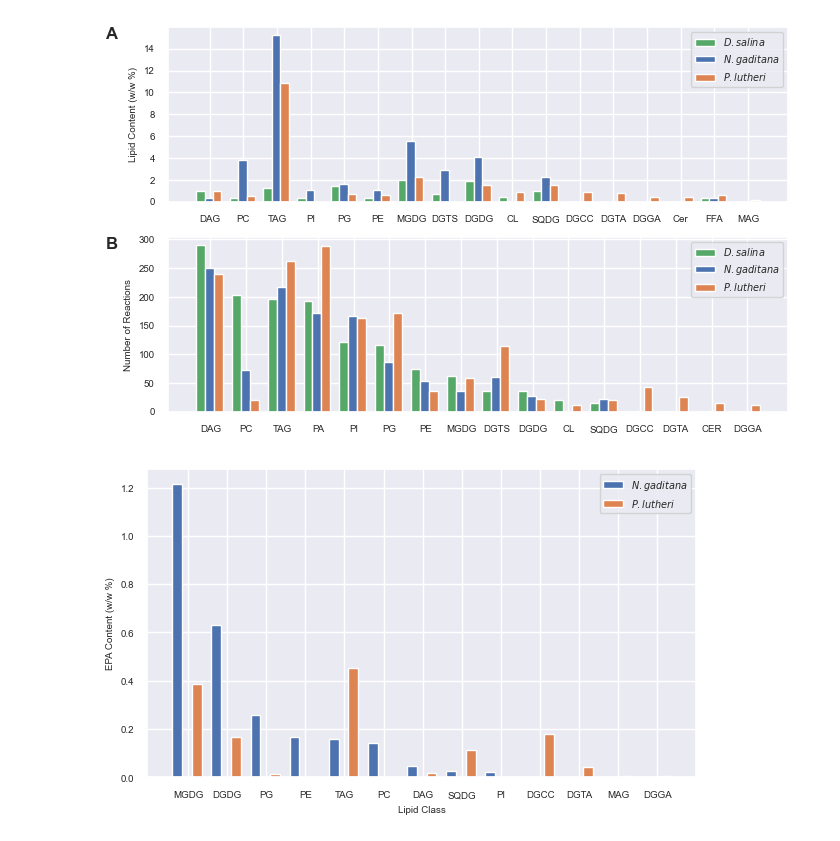
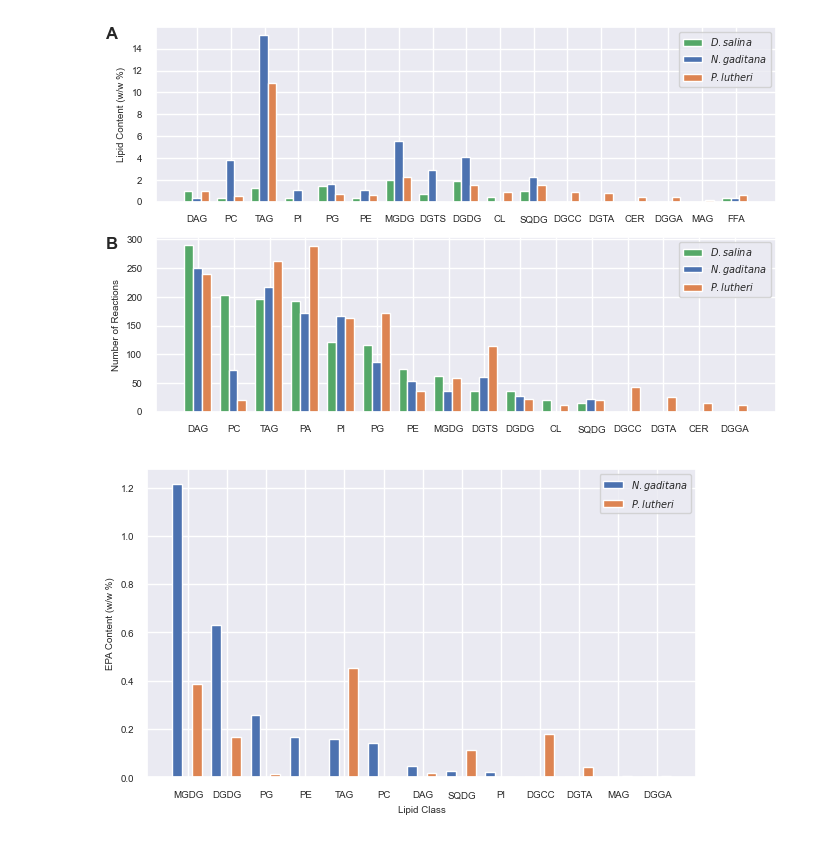
Before and after one commit to ecunha1996/model_analysis, a Jupyter notebook: code/lipid_analysis.ipynb, the cells around one changed output. Cells and saved outputs as stored; diff of their text form; code cells hidden in the pictures.

```diff
--- a/code/lipid_analysis.ipynb
+++ b/code/lipid_analysis.ipynb
@@ -95,7 +95,7 @@ pl_lipid_comp  = {
     "DGGA": 0.00416,
     "DGTA": 0.00834,
     "DGCC": 0.00863,
-    "Cer": 0.00408
+    "CER": 0.00408
 }
 
 
@@ -126,36 +126,36 @@ ax[0].set_xticks([i + width / 2 for i in x], ordered_dict.keys(), rotation=0)
 ax[0].legend()
 ax[0].set_ylabel("Lipid Content (w/w %)")
 
 x = range(len(ordered_dict_n_reactions))
 ax[1].bar(x, [v[0] for v in ordered_dict_n_reactions.values()], width, label=r"$\it{D. salina}$", color="#55A868")
 ax[1].bar([i + width for i in x], [v[1] for v in ordered_dict_n_reactions.values()], width, label=r"$\it{N. gaditana}$")
 ax[1].bar([i + width * 2 for i in x], [v[2] for v in ordered_dict_n_reactions.values()], width, label=r"$\it{P. lutheri}$")
 ax[1].set_xticks([i + width / 2 for i in x], ordered_dict_n_reactions.keys(), rotation=0)
 ax[1].legend()
 # for i, v in enumerate(ordered_dict.values()):
 #     plt.text(i - 0.25, v[0] + 1, str(v[0]))
 #     plt.text(i + width - 0.1, v[1] + 1, str(v[1]))
 #     plt.text(i + width * 2 - 0.1, v[2] + 1, str(v[2]))
 
 labels = [item.get_text() for item in ax[1].get_xticklabels()]
 
 x_ticks_positions = ax[1].get_xticks()
 x_ticks_positions = [e+0.15 for e in x_ticks_positions]
 ax[1].set_xticks(x_ticks_positions, labels, rotation=0)
 
 labels = [item.get_text() for item in ax[0].get_xticklabels()]
 x_ticks_positions = ax[0].get_xticks()
 x_ticks_positions = [e+0.15 for e in x_ticks_positions]
 ax[0].set_xticks(x_ticks_positions, labels, rotation=0)
 
-ax[0].text(-0.1, 1, "A", transform=ax[0].transAxes, fontsize=12, fontweight='bold', va='top')
-ax[1].text(-0.1, 1, "B", transform=ax[1].transAxes, fontsize=12, fontweight='bold', va='top')
+ax[0].text(-0.08, 1, "A", transform=ax[0].transAxes, fontsize=12, fontweight='bold', va='top')
+ax[1].text(-0.08, 1, "B", transform=ax[1].transAxes, fontsize=12, fontweight='bold', va='top')
 
 plt.ylabel("Number of Reactions")
 
 plt.savefig("../results/figures/reactions_per_lipid_pathway.pdf", bbox_inches='tight', dpi=1200)
 # %% [output]
-[figure, old version]
+[figure, new version]
 # %%
 def get_content_by_fa(model, fa, mw):
     e_lipid_reactions = [r for r in model.reactions if r.id.startswith("e") and r.products[0] in model.reactions.e_Lipid__cytop.reactants]
```
Also changed, not shown: parts of 1 cell of this notebook, 5 other files.
